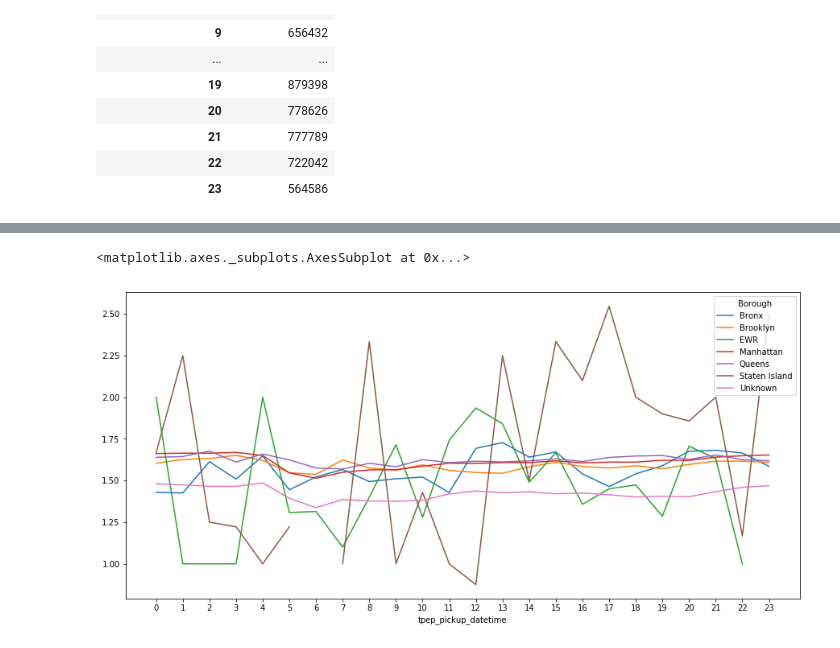
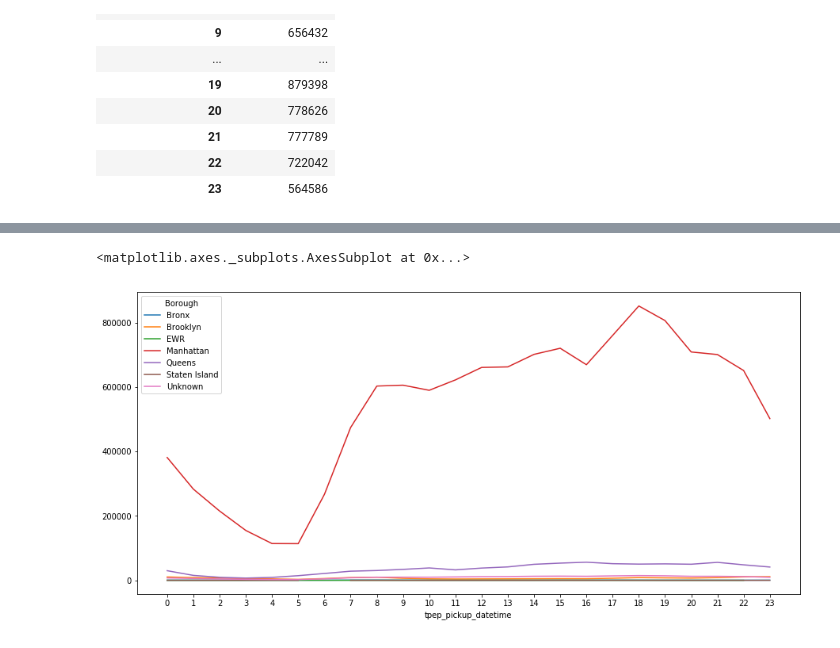
Before and after one commit to ha-ismail/ADM-HW2-G37, a Jupyter notebook: RQ2.ipynb, the cells around one changed output, grey strips where cells are left out. Drawn from its saved outputs; the diff is of its cells as text; code cells hidden in the pictures.

```diff
--- a/RQ2.ipynb
+++ b/RQ2.ipynb
@@ -158,10 +161,10 @@ qr2[['tpep_pickup_datetime','passenger_count','Borough']]
 # %%
 fig, ax = plt.subplots(figsize=(15,7))
 # Modify the x-axis to show numbers between 0-23
 plt.xticks(list(range(24)))
-
-qr2[['tpep_pickup_datetime','passenger_count','Borough']].groupby(['tpep_pickup_datetime','Borough'])['passenger_count'].mean().unstack().plot(ax=ax)
+qr2[['tpep_pickup_datetime','passenger_count','Borough']].groupby(['tpep_pickup_datetime','Borough'])['passenger_count'].sum().unstack().plot(ax=ax)
+#qr2[['tpep_pickup_datetime','passenger_count','Borough']].groupby(['tpep_pickup_datetime','Borough'])['passenger_count'].mean().unstack().plot(ax=ax)
 # %% [output]
 <matplotlib.axes._subplots.AxesSubplot at 0x...>
-[figure, old version]
+[figure, new version]
 # %%
```
Also changed, not shown: parts of 5 cells of this notebook.
